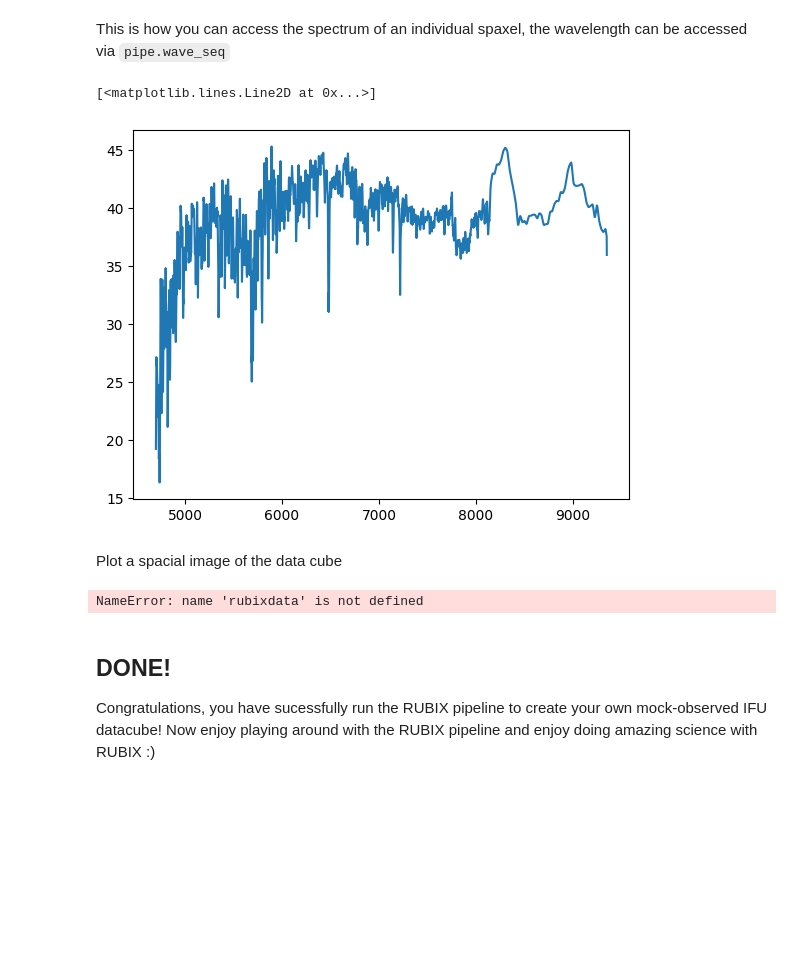
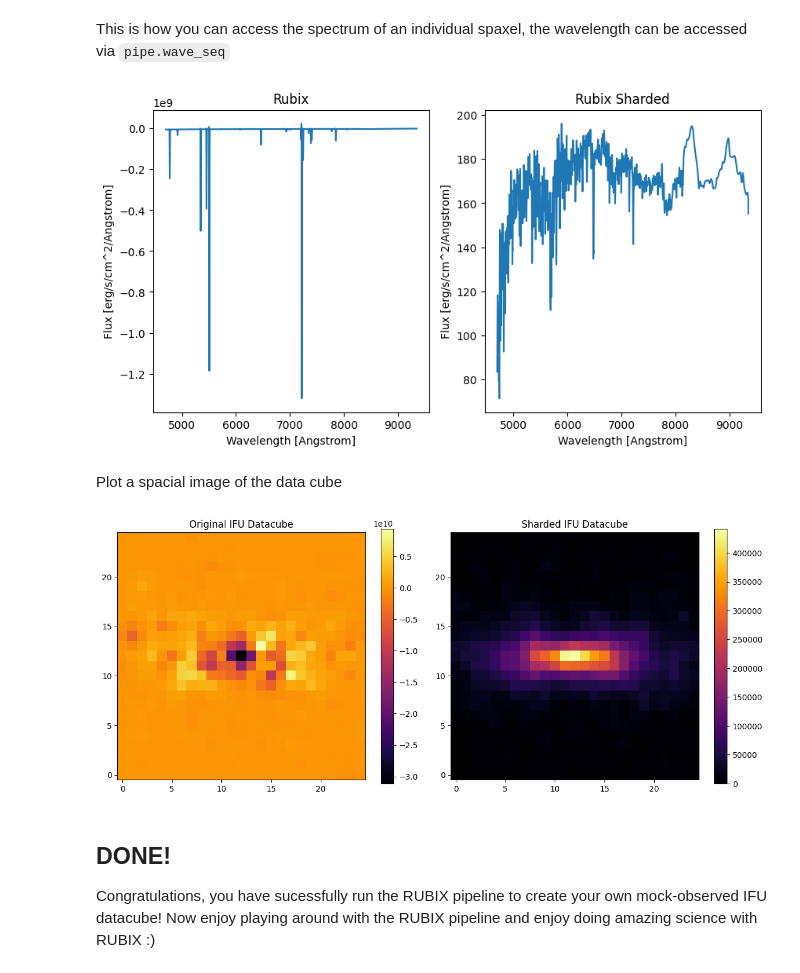
Before and after one commit to AstroAI-Lab/rubix, a Jupyter notebook: notebooks/rubix_pipeline_single_function_shard_map.ipynb, the cells around one changed output. Saved outputs shown, nothing was run; the diff lists cells and outputs as text; code cells hidden in the pictures; blank space fills up the shorter version.

```diff
--- a/notebooks/rubix_pipeline_single_function_shard_map.ipynb
+++ b/notebooks/rubix_pipeline_single_function_shard_map.ipynb
@@ -102,7 +102,7 @@ config = {
 
         "subset": {
             "use_subset": True,
-            "subset_size": 1000,
+            "subset_size": 5000,
         },
     },
     "simulation": {
@@ -231,6 +231,6 @@ pipe = RubixPipeline(config)
 # %%
 #NBVAL_SKIP
 
-#inputdata = pipe.prepare_data()
-#rubixdata = pipe.run(inputdata)
+inputdata = pipe.prepare_data()
+rubixdata = pipe.run(inputdata)
 # %% [output]
@@ -292,16 +290,27 @@ This is how you can access the spectrum of an individual spaxel, the wavelength
 # %%
 #NBVAL_SKIP
 wave = pipe.telescope.wave_seq
 
-#spectra = rubixdata.stars.datacube # Spectra of all stars
+spectra = rubixdata.stars.datacube # Spectra of all stars
 spectra_sharded = shard_rubixdata # Spectra of all stars
 #print(spectra.shape)
 
-#plt.plot(wave, spectra[12,12,:])
+plt.figure(figsize=(10, 5))
+plt.subplot(1, 2, 1)
+plt.title("Rubix")
+plt.xlabel("Wavelength [Angstrom]")
+plt.ylabel("Flux [erg/s/cm^2/Angstrom]")
+plt.plot(wave, spectra[12,12,:])
+
+plt.subplot(1, 2, 2)
+plt.title("Rubix Sharded")
+plt.xlabel("Wavelength [Angstrom]")
+plt.ylabel("Flux [erg/s/cm^2/Angstrom]")
 plt.plot(wave, spectra_sharded[12,12,:])
+
+plt.show()
 # %% [output]
-[<matplotlib.lines.Line2D at 0x...>]
-[figure, old version]
+[figure, new version]
 # %% [markdown]
 Plot a spacial image of the data cube
 # %%
@@ -330,7 +339,7 @@ fig.colorbar(im1, ax=axes[1])
 plt.tight_layout()
 plt.show()
 # %% [output]
-NameError: name 'rubixdata' is not defined
+[figure, added]
 # %% [markdown]
 ## DONE!
 
```
Also changed, not shown: parts of 3 cells of this notebook, 1 other file.
